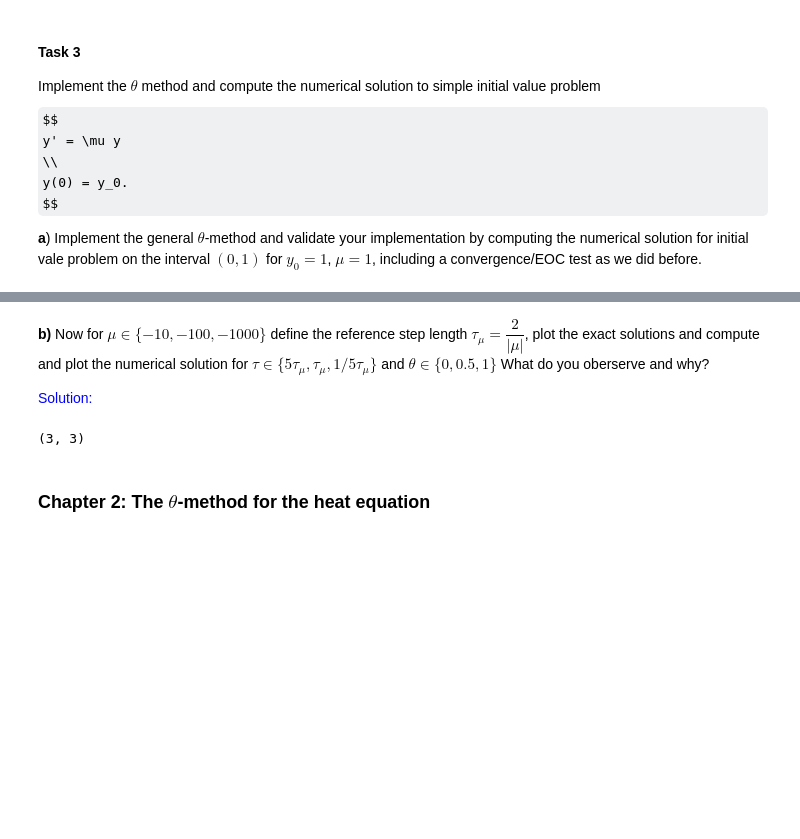
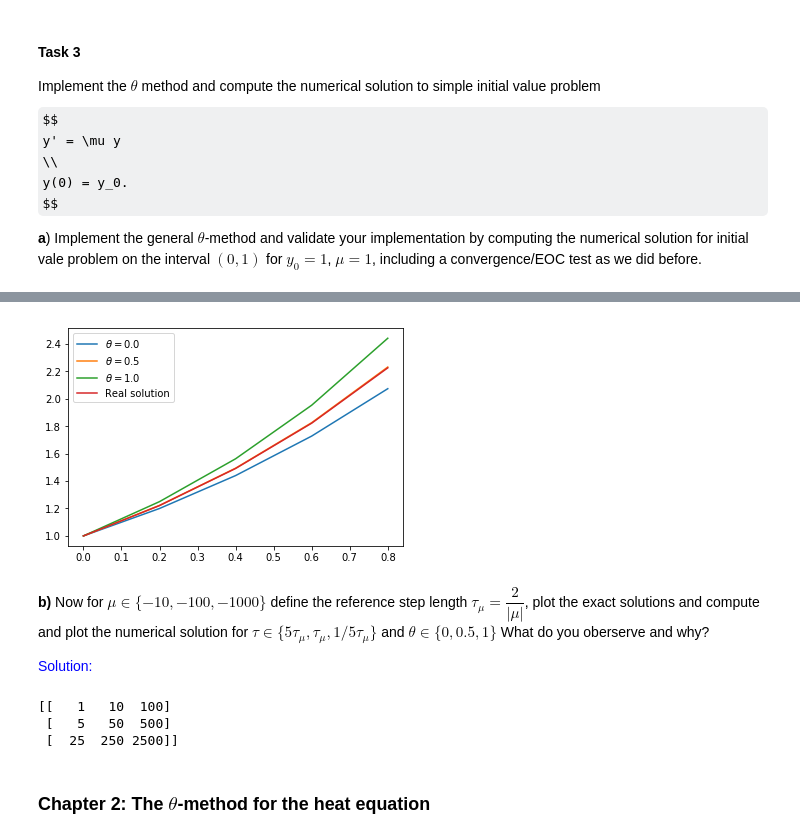
Before and after one commit to evedvik/TMA4215, a Jupyter notebook: project_part_2.ipynb, the cells around one changed output, grey strips where cells are left out. Cells and saved outputs as stored; diff of their text form; code cells hidden in the pictures; some formulas as TeX source; blank space fills up the shorter version.

```diff
--- a/project_part_2.ipynb
+++ b/project_part_2.ipynb
@@ -241,37 +253,0 @@ thetas = (0.,0.5,1.0)
-# %%
-
-
-ys = [[],[],[]]
-errs = [[],[],[]]
-hs = []
-for N in [5, 10, 20, 40, 80]:
-    ts = np.linspace(t0,T,N)
-    exact = u(ts,y0,mu)
-    hs.append(1./N)
-    for i in range(len(ys)):
-        ys[i] =theta_method(y0, mu, t0, T, N,thetas[i])
-        errs[i].append(np.max(np.abs(ys[i]- exact)))
-    plt.figure()
-    plt.title(r"Various $\theta$-functions with N= {}".format(N))
-    for i in range(3):
-        plt.plot(ts,theta_method(y0,mu,t0,T,N,thetas[i]),label=r"$\theta=${}".format(thetas[i]))
-    plt.plot(ts,u(ts,y0,mu),label="Exact solution")
-    plt.legend()
-    plt.show()
-
-ns = np.arange(1,6)
-plt.figure()
-plt.title("Error size pr. grid vs grid size")
-for i in range(3):
-    plt.plot(ns,errs[i],label=r"$\theta=${}".format(thetas[i]))
-plt.legend()
-plt.show()
-
-eoc = [[],[],[]]
-
-for i in range(0, len(errs)):
-    for j in range(1,len(errs[i])):
-        numer = np.log10(errs[i][j]) - np.log10(errs[i][j-1])
-        denom = np.log10(1/hs[j]) - np.log10(1/hs[j-1])
-        eoc[i].append(np.abs(numer/denom))
-eoc
@@ -297,3 +254,13 @@ eoc
+# %%
+plt.figure()
+for theta in thetas:
+    ts,ys = theta_method(y0,mu,5,theta=theta)
+    plt.plot(ts,ys,label=r"$\theta = $"+str(theta))
+plt.plot(ts,u(ts,y0,mu),label="Real solution")
+plt.legend()
+plt.show()
+# %% [output]
+[figure, added]
 # %% [markdown]
 __b)__ Now for $\mu \in \{-10, -100, -1000\}$ define the reference step length
 $\tau_{\mu} = \dfrac{2}{|\mu|}$, plot the exact solutions and compute and plot
@@ -302,14 +269,15 @@ and $\theta \in \{0, 0.5, 1\}$ What do you oberserve and why?
 
 <font color="blue"> Solution: </font>
 # %%
-# Preferring to use h instead of tau, such that h=tau
-h_mu = lambda mu: 2/mu
+tau_mu = lambda mu: 2/np.abs(mu)
 
 mus    = np.array([-10., -100., -1000.])
-hs     = np.array([5*h_mu(mus), h_mu(mus), .2*h_mu(mus)]) # shape = (3,3)
-thetas = np.array([0,0.5,1])
+tau = np.array([5*tau_mu(mus),tau_mu(mus),tau_mu(mus)/5])
+ns = (1/tau).astype('int64')
 # %% [output]
-(3, 3)
+[[   1   10  100]
+ [   5   50  500]
+ [  25  250 2500]]
 # %% [markdown]
 ### Chapter 2: The $\theta$-method for the heat equation
 # %% [markdown]
```
Also changed, not shown: parts of 2 cells of this notebook.
